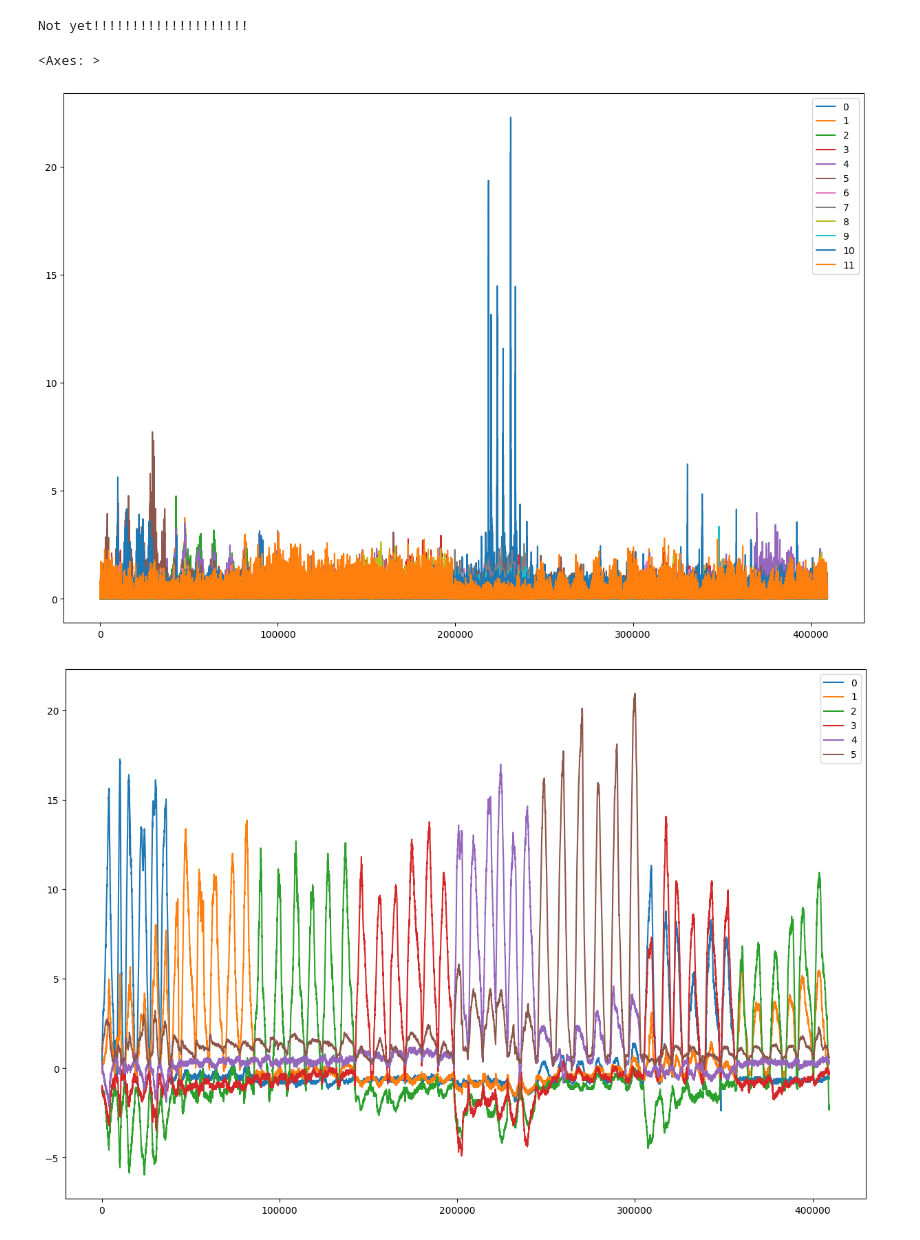
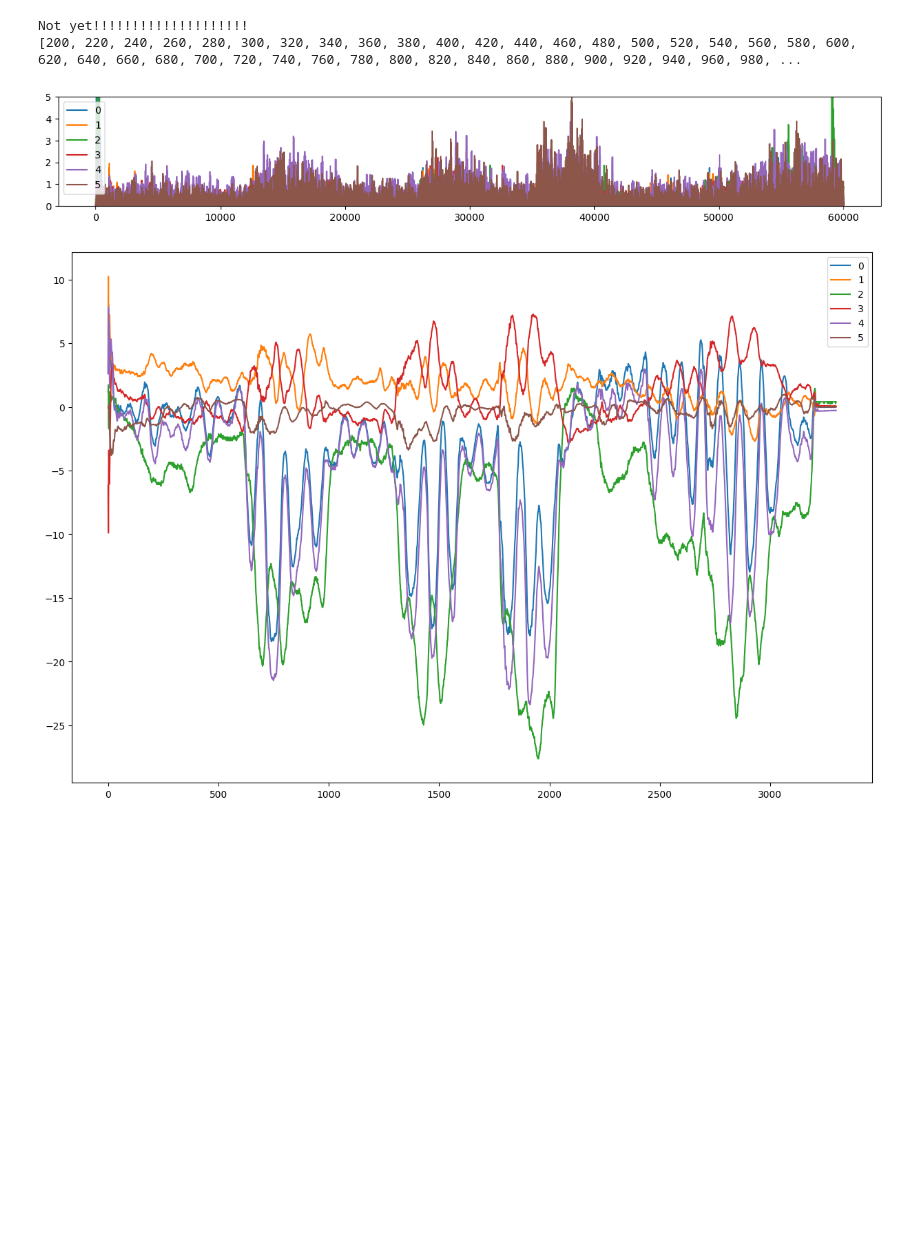
Before and after one commit to HisenXu99/EMG, a Jupyter notebook: test_LSTM.ipynb, the cells around one changed output. Cells and saved outputs as stored; diff of their text form; code cells hidden in the pictures; blank space fills up the shorter version.

```diff
--- a/test_LSTM.ipynb
+++ b/test_LSTM.ipynb
@@ -6,25 +6,29 @@ import torch
 
 
 win_len = 200
-win_stride = 100
+win_stride = 20
 batch = 32
 epoch = 10000
 
-data=Data(12,6)
-data.get_data('/remote-home/2230728/project/EMG/NinaPro/DB2', 'S5_E3_A1.mat')
-data.crop_data('/remote-home/2230728/project/EMG/NinaPro/DB2', 'S5_E3_A1.mat')
+data=Data(6,6)
+data.get_data('/remote-home/2230728/project/EMG/myDataset/', 'merge6.mat')
+# data.crop_data('/remote-home/2230728/project/EMG/NinaPro/DB2', 'S5_E3_A1.mat')
 data.normalise()
+# data.filter_data(f=(20), butterworth_order=4, btype='lowpass')
 data.filter_data(f=(20,50), butterworth_order=4, btype='bandpass')
 data.rectify_data()
-x,y = data.windowing_data(win_len, win_stride)
+x,y = data.windowing_data2(win_len, win_stride, 60000)
 # %% [output]
 Not yet!!!!!!!!!!!!!!!!!!!!
+[200, 220, 240, 260, 280, 300, 320, 340, 360, 380, 400, 420, 440, 460, 480, 500, 520, 540, 560, 580, 600, 620, 640, 660, 680, 700, 720, 740, 760, 780, 800, 820, 840, 860, 880, 900, 920, 940, 960, 980, ...
 # %%
-data.emg_signal[:].plot(figsize = (15,10))
+data1 = data.emg_signal.iloc[:,:3]
+# data1[:].plot(figsize = (15,10))
+data.emg_signal[:60000].plot(figsize = (15,2),ylim=[0, 5])
 data.force_signal[:].plot(figsize = (15,10))
+force = data.force_signal.iloc[:,:2]
 # %% [output]
-<Axes: >
-[figure, old version]
+[figure, new version]
-[figure, old version]
+[figure, new version]
 # %%
 device = torch.device("cuda" if torch.cuda.is_available() else "cpu")
```
Also changed, not shown: parts of 2 cells of this notebook, 28 other files.
